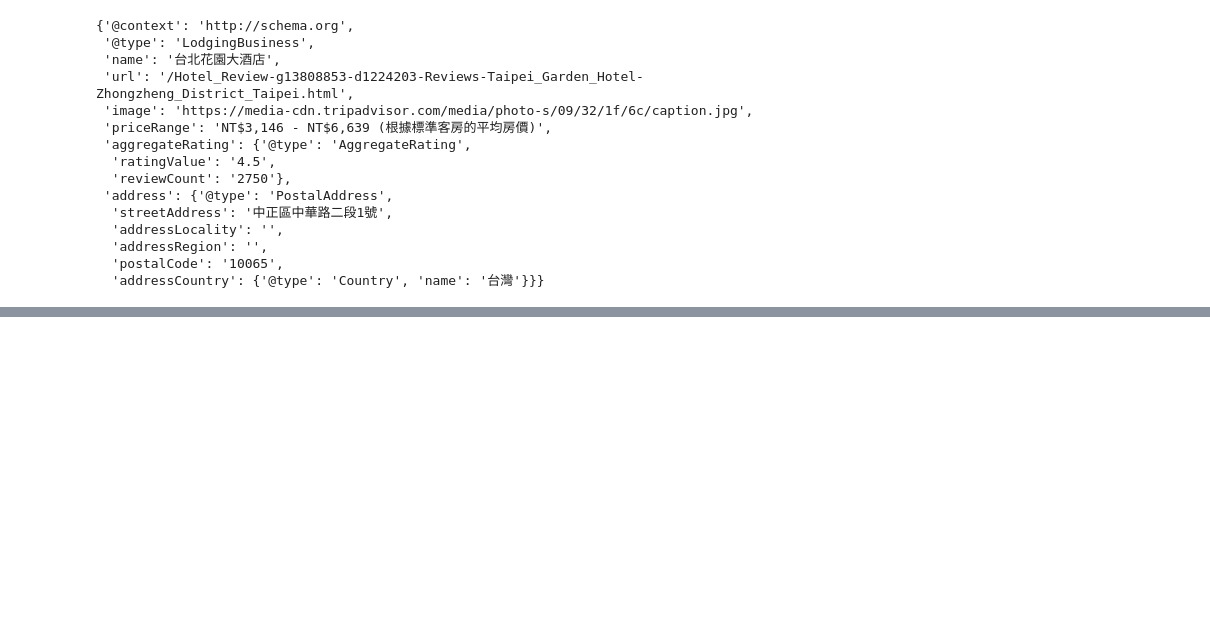
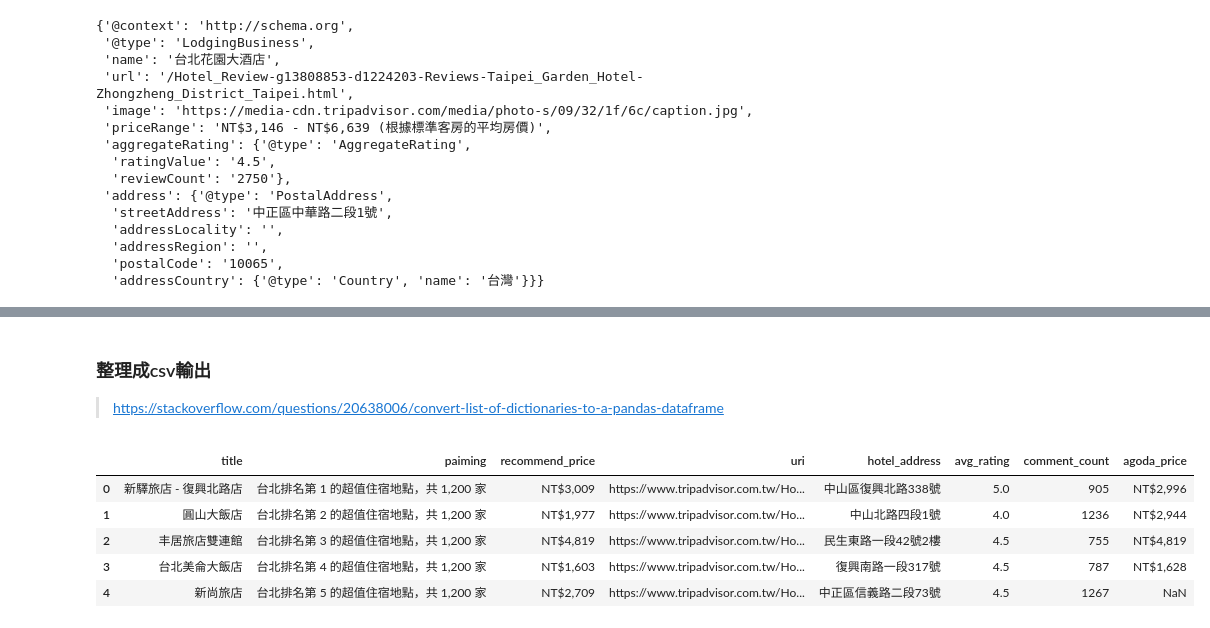
Before and after one commit to johnny12150/19-lab-summer-training, a Jupyter notebook: 0806/craw_tripadviosr.ipynb, the cells around one changed output, grey strips where cells are left out. Drawn from its saved outputs; the diff is of its cells as text; code cells hidden in the pictures; blank space fills up the shorter version.

Commit message:
craw more detail hotel data

```diff
--- a/0806/craw_tripadviosr.ipynb
+++ b/0806/craw_tripadviosr.ipynb
@@ -45,24 +46,42 @@ def get_hotel(url):
     agoda = soup.select('div[title="Agoda.com"]')
     hotel_com = soup.select('div[title="Hotels.com"]')
 
+#     print(prices[0].parent.parent.parent.parent.find_next_siblings('div')[0].select('div[title="Agoda.com"]')[0].find_next_siblings('div')[0].get_text())
+
     # 取其他平台的價格
 #     print(agoda[0].find_next_siblings('div')[0].get_text())
 #     print(hotel_com[0].find_next_siblings('div'))
 
-    for title,paiming,price,ago in zip(titles,paimings,prices, agoda):
+    data_list = []
 
+    # https://www.saltycrane.com/blog/2008/04/how-to-use-pythons-enumerate-and-zip-to/
+    for i, (title,paiming,price) in enumerate(zip(titles,paimings,prices)):
+        # 放肯定會有的資料
         data = {
             'title':title.get_text(),
             'paiming':paiming.get_text(),
             'recommend_price':price.get_text(), # tripadviosr推薦的訂房網站價格，不一定最低
-            'agoda_price': ago.find_next_siblings('div')[0].get_text()
-#             'uri': 'https://www.tripadvisor.com.tw' + title.get('href')
+            'uri': 'https://www.tripadvisor.com.tw' + title.get('href')
         }
-        print(data)
+
+        # 根據uri抓飯店細節
+        per_hotel_json = json.loads(get_hotel_detail('https://www.tripadvisor.com.tw' + title.get('href')))
+        data['hotel_address'] = per_hotel_json['address']['streetAddress']
+        data['avg_rating'] = per_hotel_json['aggregateRating']['ratingValue']
+        data['comment_count'] = per_hotel_json['aggregateRating']['reviewCount']
+        data['offical_img_uri'] = per_hotel_json['image']
+
+        get_agoda = prices[i].parent.parent.parent.parent.find_next_siblings('div')[0].select('div[title="Agoda.com"]')
+        if(get_agoda):
+            # agoda有可能不在其他網站名單內
+            data['agoda_price'] = get_agoda[0].find_next_siblings('div')[0].get_text()
+
+#         print(data)
 
         uri_list.append('https://www.tripadvisor.com.tw' + title.get('href'))
+        data_list.append(data)
 
-    return uri_list
+    return uri_list, data_list
 # %%
 a = get_hotel(url)
 # %% [output]
@@ -94,6 +113,3 @@ all_uri = get_hotel(url)
 自動換頁(去抓其他飯店)
 # %%
 url_list = ['https://www.tripadvisor.com.tw/Hotels-g293913-oa{}-Taipei-Hotels.html'.format(str(i)) for i in range(0,1200,30)]
-# %%
-hotel_url = get_hotel(url_list[0])
-hotel_url = get_hotel(url_list[1])
@@ -117,0 +116,5 @@ hotel_url = get_hotel(url_list[1])
+# %%
+all_data = []
+for k in range(0,10):
+    hotel_url, hotels_data = get_hotel(url_list[k])
+    all_data = all_data + hotels_data
@@ -165,0 +228,15 @@ json.loads(get_hotel_detail(all_uri[0]))
+# %% [markdown]
+### 整理成csv輸出
+> https://stackoverflow.com/questions/20638006/convert-list-of-dictionaries-to-a-pandas-dataframe
+# %%
+import pandas as pd
+# list of dictionaries to df
+data_df = pd.DataFrame.from_records(all_data)
+data_df.head()
+# %% [output]
+|  | title | paiming | recommend_price | uri | hotel_address | avg_rating | comment_count | agoda_price |
+| 0 | 新驛旅店 - 復興北路店 | 台北排名第 1 的超值住宿地點，共 1,200 家 | NT$3,009 | https://www.tripadvisor.com.tw/Ho... | 中山區復興北路338號 | 5.0 | 905 | NT$2,996 |
+| 1 | 圓山大飯店 | 台北排名第 2 的超值住宿地點，共 1,200 家 | NT$1,977 | https://www.tripadvisor.com.tw/Ho... | 中山北路四段1號 | 4.0 | 1236 | NT$2,944 |
+| 2 | 丰居旅店雙連館 | 台北排名第 3 的超值住宿地點，共 1,200 家 | NT$4,819 | https://www.tripadvisor.com.tw/Ho... | 民生東路一段42號2樓 | 4.5 | 755 | NT$4,819 |
+| 3 | 台北美侖大飯店 | 台北排名第 4 的超值住宿地點，共 1,200 家 | NT$1,603 | https://www.tripadvisor.com.tw/Ho... | 復興南路一段317號 | 4.5 | 787 | NT$1,628 |
+| 4 | 新尚旅店 | 台北排名第 5 的超值住宿地點，共 1,200 家 | NT$2,709 | https://www.tripadvisor.com.tw/Ho... | 中正區信義路二段73號 | 4.5 | 1267 | NaN |
```
Also changed, not shown: parts of 9 cells of this notebook.
